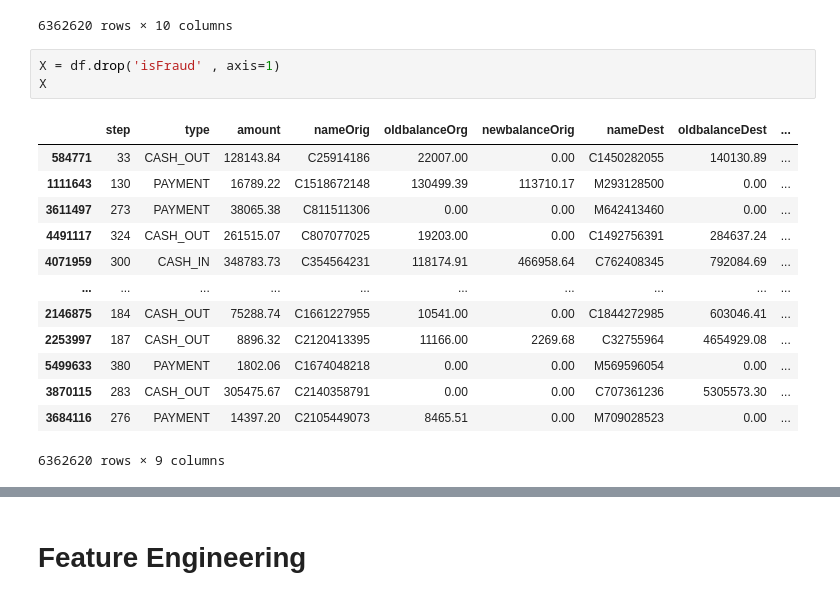
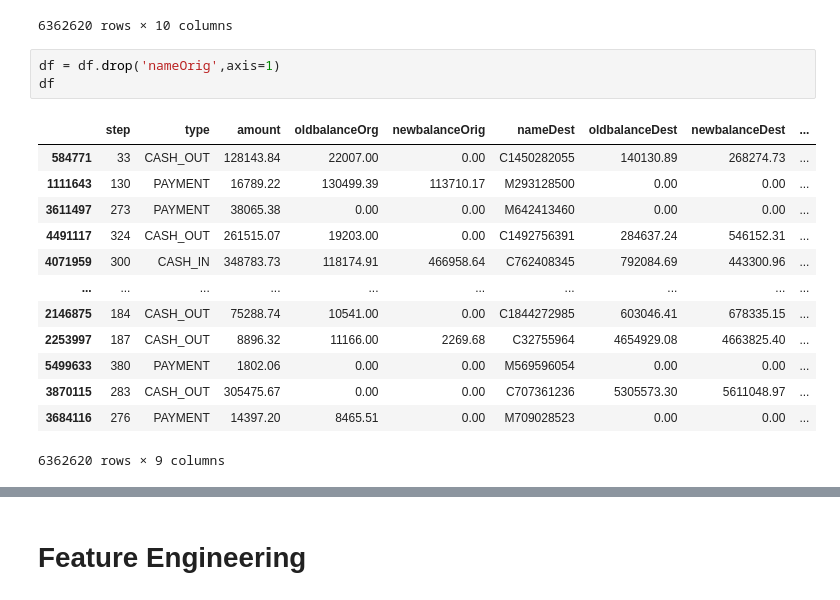
Before and after one commit to kunalnischal7/Predict-Fraudulent-Transactions, a Jupyter notebook: PredictFraudulentTransactions.ipynb, the cells around one changed output, grey strips where cells are left out. Cells and saved outputs as stored; diff of their text form.

```diff
--- a/PredictFraudulentTransactions.ipynb
+++ b/PredictFraudulentTransactions.ipynb
@@ -48,19 +48,19 @@ df
 | 3684116 | 276 | PAYMENT | 14397.20 | C2105449073 | 8465.51 | 0.00 | M709028523 | 0.00 | ... |
 6362620 rows × 10 columns
 # %%
-X = df.drop('isFraud' , axis=1)
-X
+df = df.drop('nameOrig',axis=1)
+df
 # %% [output]
-|  | step | type | amount | nameOrig | oldbalanceOrg | newbalanceOrig | nameDest | oldbalanceDest | ... |
-| 584771 | 33 | CASH_OUT | 128143.84 | C25914186 | 22007.00 | 0.00 | C1450282055 | 140130.89 | ... |
-| 1111643 | 130 | PAYMENT | 16789.22 | C1518672148 | 130499.39 | 113710.17 | M293128500 | 0.00 | ... |
-| 3611497 | 273 | PAYMENT | 38065.38 | C811511306 | 0.00 | 0.00 | M642413460 | 0.00 | ... |
-| 4491117 | 324 | CASH_OUT | 261515.07 | C807077025 | 19203.00 | 0.00 | C1492756391 | 284637.24 | ... |
-| 4071959 | 300 | CASH_IN | 348783.73 | C354564231 | 118174.91 | 466958.64 | C762408345 | 792084.69 | ... |
+|  | step | type | amount | oldbalanceOrg | newbalanceOrig | nameDest | oldbalanceDest | newbalanceDest | ... |
+| 584771 | 33 | CASH_OUT | 128143.84 | 22007.00 | 0.00 | C1450282055 | 140130.89 | 268274.73 | ... |
+| 1111643 | 130 | PAYMENT | 16789.22 | 130499.39 | 113710.17 | M293128500 | 0.00 | 0.00 | ... |
+| 3611497 | 273 | PAYMENT | 38065.38 | 0.00 | 0.00 | M642413460 | 0.00 | 0.00 | ... |
+| 4491117 | 324 | CASH_OUT | 261515.07 | 19203.00 | 0.00 | C1492756391 | 284637.24 | 546152.31 | ... |
+| 4071959 | 300 | CASH_IN | 348783.73 | 118174.91 | 466958.64 | C762408345 | 792084.69 | 443300.96 | ... |
 | ... | ... | ... | ... | ... | ... | ... | ... | ... | ... |
-| 2146875 | 184 | CASH_OUT | 75288.74 | C1661227955 | 10541.00 | 0.00 | C1844272985 | 603046.41 | ... |
-| 2253997 | 187 | CASH_OUT | 8896.32 | C2120413395 | 11166.00 | 2269.68 | C32755964 | 4654929.08 | ... |
-| 5499633 | 380 | PAYMENT | 1802.06 | C1674048218 | 0.00 | 0.00 | M569596054 | 0.00 | ... |
-| 3870115 | 283 | CASH_OUT | 305475.67 | C2140358791 | 0.00 | 0.00 | C707361236 | 5305573.30 | ... |
-| 3684116 | 276 | PAYMENT | 14397.20 | C2105449073 | 8465.51 | 0.00 | M709028523 | 0.00 | ... |
+| 2146875 | 184 | CASH_OUT | 75288.74 | 10541.00 | 0.00 | C1844272985 | 603046.41 | 678335.15 | ... |
+| 2253997 | 187 | CASH_OUT | 8896.32 | 11166.00 | 2269.68 | C32755964 | 4654929.08 | 4663825.40 | ... |
+| 5499633 | 380 | PAYMENT | 1802.06 | 0.00 | 0.00 | M569596054 | 0.00 | 0.00 | ... |
+| 3870115 | 283 | CASH_OUT | 305475.67 | 0.00 | 0.00 | C707361236 | 5305573.30 | 5611048.97 | ... |
+| 3684116 | 276 | PAYMENT | 14397.20 | 8465.51 | 0.00 | M709028523 | 0.00 | 0.00 | ... |
 6362620 rows × 9 columns
```
Also changed, not shown: parts of 14 cells of this notebook.
